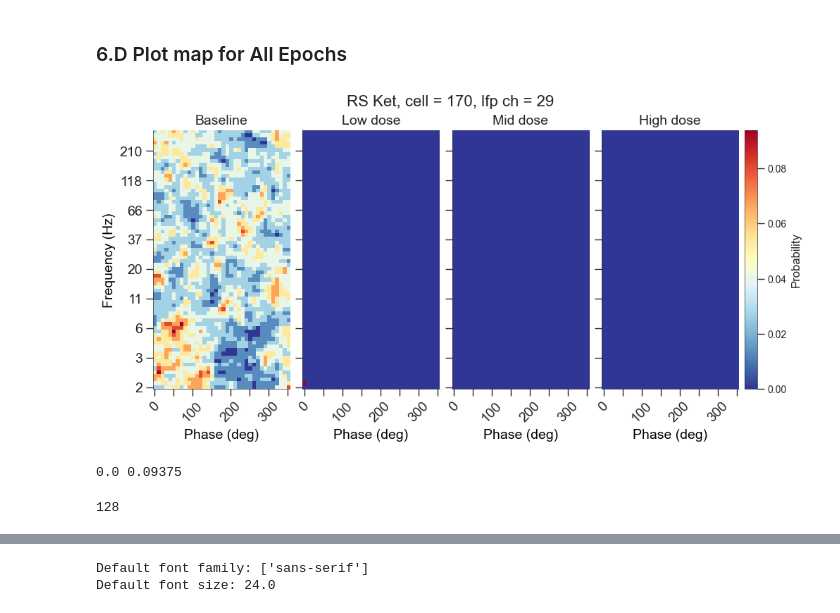
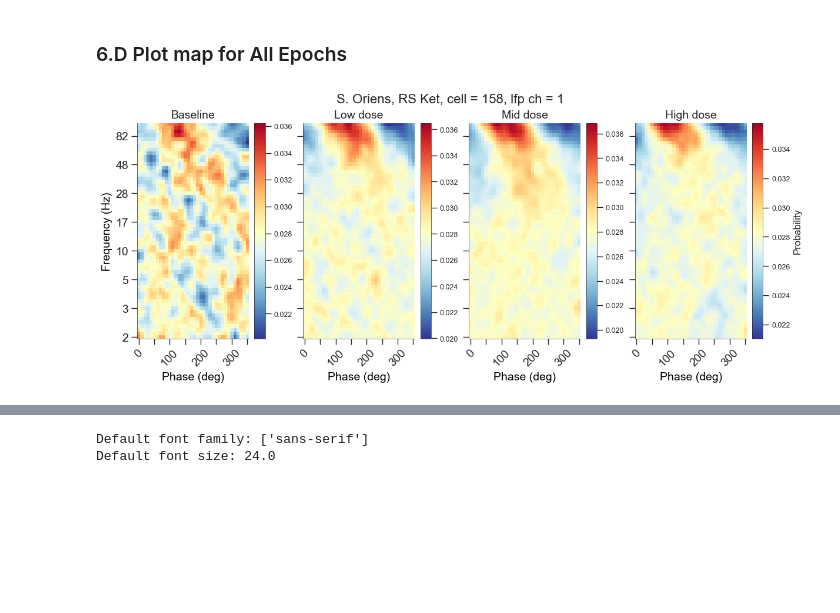
Before and after one commit to gdelfe/Ketamine_effects_on_the_brain, a Jupyter notebook: python/Place_cells_spike_analysis.ipynb, the cells around one changed output, grey strips where cells are left out. Saved outputs shown, nothing was run; the diff lists cells and outputs as text; code cells hidden in the pictures; blank space fills up the shorter version.

Commit message:
added tight plots in matlab and changed normalization for phase-frequency plots in python

```diff
--- a/python/Place_cells_spike_analysis.ipynb
+++ b/python/Place_cells_spike_analysis.ipynb
@@ -1133,6 +1139,14 @@ hist_arr_L, bin_edges_L = freq_phase_map(phase_LR, mask_LR, spk_epoch_L, ch)
 hist_arr_M, bin_edges_M = freq_phase_map(phase_MR, mask_MR, spk_epoch_M, ch)
 hist_arr_H, bin_edges_H = freq_phase_map(phase_HR, mask_HR, spk_epoch_H, ch)
 
+# normalization factor for the PDF frequency-phase
+norm_B = np.sum(hist_arr_B, axis=1)[0]
+norm_L = np.sum(hist_arr_L, axis=1)[0]
+norm_M = np.sum(hist_arr_M, axis=1)[0]
+norm_H = np.sum(hist_arr_H, axis=1)[0]
+
+norm = np.max([np.sum(hist_arr_B, axis=1)[0], np.sum(hist_arr_L, axis=1)[0], np.sum(hist_arr_M, axis=1)[0], np.sum(hist_arr_H, axis=1)[0]])
+
 time_taken = time.time() - start_time
 print(f"Time of execution {time_taken} in sec")
 # %% [output]
@@ -1151,17 +1161,17 @@ np.sum(spk_epoch_H)
 step = 5 # distance between phase values on x axis
 step_f = 4 # distance between frequency values on y axis
 
-hist_arr = hist_arr_L
-bin_edges = bin_edges_L
+hist_arr = hist_arr_B
+bin_edges = bin_edges_B
 
 row_totals = np.sum(hist_arr, axis=1)
 
-pdf = hist_arr #/ row_totals[:, np.newaxis]
-pdf_sm = gaussian_filter(np.nan_to_num(pdf), sigma=1)
+pdf = hist_arr / row_totals[:, np.newaxis]
+pdf_sm = gaussian_filter(np.nan_to_num(pdf), sigma=0.9)
 
 # Plotting the heatmap
 plt.figure(figsize=(3,5))
-plt.imshow(pdf, cmap='RdYlBu_r', interpolation='nearest', origin='lower',aspect='auto')
+plt.imshow(pdf_sm, cmap='RdYlBu_r', interpolation='nearest', origin='lower',aspect='auto')
 
 bin_values = bin_edges[:-1]
 bins = bin_values[::step]
@@ -1170,7 +1180,7 @@ print(xticks,bins)
 
 plt.xticks(ticks=xticks, labels=['{:d}'.format(int(b)) for b in bins ],rotation=45, fontsize=14)
 plt.yticks(ticks=np.arange(0, len(freq),step_f), labels=['{:d}'.format(int(f)) for f in freq[::step_f]],fontsize=14)
-cbar = plt.colorbar(label='Probability')
+cbar = plt.colorbar(label='Spike count')
 cbar.set_label('Probability', fontsize=12)  # Set a smaller font size for the label
 
 cbar.ax.tick_params(labelsize=12)
@@ -1277,53 +1304,47 @@ def save_figures_freq_phase(fig, rec, sess, brain_reg, cell, ch, lfp_ch):
 # %%
 step_x = 5
 step_f = 8
 
-smooth = True
-sigma = 0.7
+smooth = True  # smoothing
+sigma = 1   # sigma for smoothing
+layer = 'S. Oriens'  # name HPC layer for figure
 
-lfp_ch = map_sp['lfp_ch'][idx] # lfp channel ID, in the original HPC map
-
+lfp_ch = map_stratum['lfp_ch'][idx] # lfp channel ID, in the original HPC map
+norm_tot = norm_B + norm_L + norm_M + norm_H
 # Calculate PDFs
-pdf_B, pdf_sm_B, norm_B = calculate_pdf_sm(hist_arr_B, sigma)
-pdf_L, pdf_sm_L, norm_L = calculate_pdf_sm(hist_arr_L, sigma)
-pdf_M, pdf_sm_M, norm_M = calculate_pdf_sm(hist_arr_M, sigma)
-pdf_H, pdf_sm_H, norm_H = calculate_pdf_sm(hist_arr_H, sigma)
+pdf_B, pdf_sm_B = calculate_pdf_sm(hist_arr_B, norm_B, sigma)
+pdf_L, pdf_sm_L = calculate_pdf_sm(hist_arr_L, norm_L, sigma)
+pdf_M, pdf_sm_M = calculate_pdf_sm(hist_arr_M, norm_M, sigma)
+pdf_H, pdf_sm_H = calculate_pdf_sm(hist_arr_H, norm_H, sigma)
 
 # # Determine the global min and max values for the color scale
-norm = np.max([norm_B, norm_L, norm_M, norm_H])
-vmin = min(np.nanmin(pdf_B/norm), np.nanmin(pdf_L/norm), np.nanmin(pdf_M/norm), np.nanmin(pdf_H/norm))
-vmax = max(np.nanmax(pdf_B/norm), np.nanmax(pdf_L/norm), np.nanmax(pdf_M/norm), np.nanmax(pdf_H/norm))
+
+vmin = min(np.nanmin(pdf_sm_B), np.nanmin(pdf_sm_L), np.nanmin(pdf_sm_M), np.nanmin(pdf_sm_H))
+vmax = max(np.nanmax(pdf_sm_B), np.nanmax(pdf_sm_L), np.nanmax(pdf_sm_M), np.nanmax(pdf_sm_H))
 
 
 # Create 4 subplots
-fig, axes = plt.subplots(1, 4, figsize=(10, 5), constrained_layout=True) # Adjust the figsize as needed
+fig, axes = plt.subplots(1, 4, figsize=(12, 5), constrained_layout=True) # Adjust the figsize as needed
 
 # Define a common font for titles
 title_font = {'family': 'sans-serif','fontsize': 14}
 label_font = {'family': 'sans-serif', 'color':  'black', 'weight': 'ultralight', 'size': 14}
 
 # Plot each histogram
-setup_subplot(axes[0], pdf_B, pdf_sm_B, smooth, bin_edges_B, step_x, step_f, 'Baseline', label_font, True)
-setup_subplot(axes[1], pdf_L, pdf_sm_L, smooth, bin_edges_L, step_x, step_f, 'Low dose', label_font, False)
-setup_subplot(axes[2], pdf_M, pdf_sm_M, smooth, bin_edges_M, step_x, step_f, 'Mid dose', label_font, False)
-setup_subplot(axes[3], pdf_H, pdf_sm_H, smooth, bin_edges_H, step_x, step_f, 'High dose', label_font, False)
+setup_subplot(axes[0], pdf_B, pdf_sm_B, smooth, bin_edges_B, step_x, step_f, 'Baseline', label_font, True, False, vmin, vmax)
+setup_subplot(axes[1], pdf_L, pdf_sm_L, smooth, bin_edges_L, step_x, step_f, 'Low dose', label_font, False, False,vmin, vmax)
+setup_subplot(axes[2], pdf_M, pdf_sm_M, smooth, bin_edges_M, step_x, step_f, 'Mid dose', label_font, False, False,vmin, vmax)
+setup_subplot(axes[3], pdf_H, pdf_sm_H, smooth, bin_edges_H, step_x, step_f, 'High dose', label_font, False, True, vmin, vmax)
 
 # Add a common color bar for all subplots
-cbar = fig.colorbar(plt.cm.ScalarMappable(cmap='RdYlBu_r', norm=plt.Normalize(vmin=vmin, vmax=vmax)), ax=axes.ravel().tolist(), pad=0.01, aspect=20)
-cbar.set_label('Probability', fontsize=12)
-cbar.ax.tick_params(labelsize=10,  width=1, length=7)
-cbar.outline.set_linewidth(0.5)
+# cbar = fig.colorbar(plt.cm.ScalarMappable(cmap='RdYlBu_r', norm=plt.Normalize(vmin=vmin, vmax=vmax)), ax=axes.ravel().tolist(), pad=0.01, aspect=20)
+# cbar.set_label('Probability', fontsize=12)
+# cbar.ax.tick_params(labelsize=10,  width=1, length=7)
+# cbar.outline.set_linewidth(0.5)
 
-fig.suptitle(f'RS Ket, cell = {cell}, lfp ch = {lfp_ch} ', fontsize=16, fontweight='regular')
+fig.suptitle(f'{layer}, RS Ket, cell = {cell}, lfp ch = {lfp_ch} ', fontsize=16, fontweight='regular')
 plt.show()
 
-# save_figures_freq_phase(fig, rec,sess, 'HPC', cell, ch, lfp_ch)
-print(vmin,vmax)
+# save_figures_freq_phase(fig, rec,sess, 'HPC', cell, ch, lfp_ch, layer_dir, layer_acr)
 # %% [output]
-[figure, old version]
+[figure, new version]
-0.0 0.09375
-# %%
-
-norm
-# %% [output]
-128
```
Also changed, not shown: parts of 33 cells of this notebook, 7 other files.
